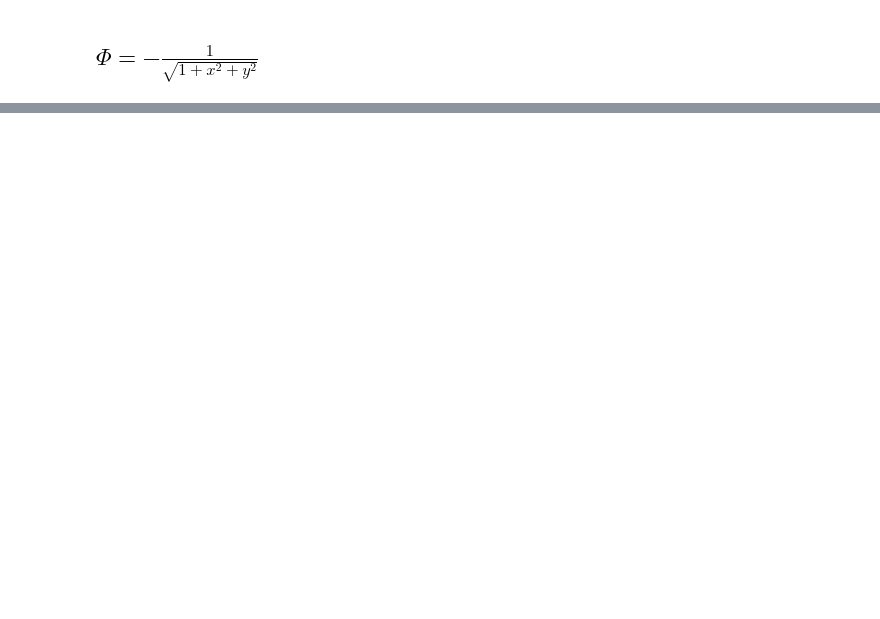
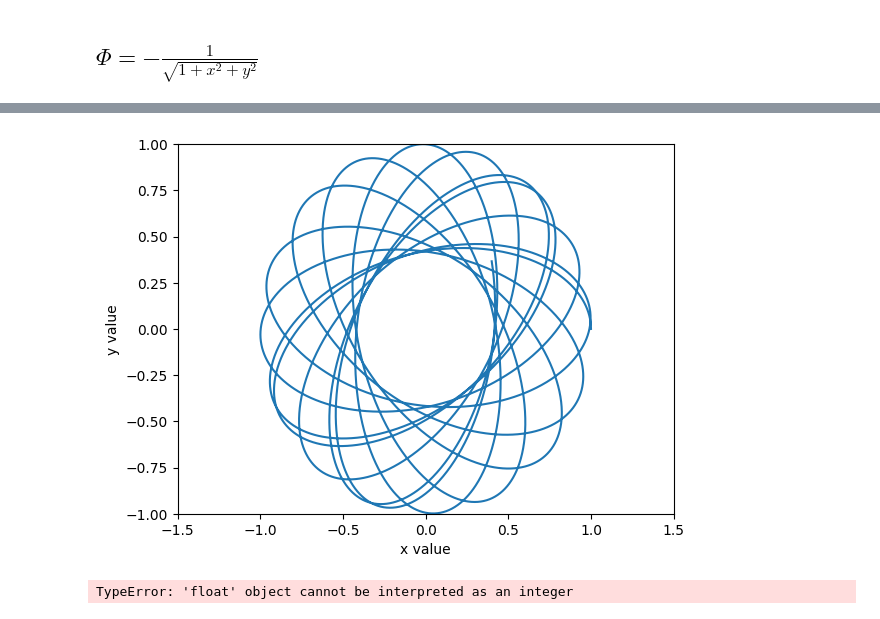
Before and after one commit to qchen4/ASTR-427-COmputational-Astrophysics, a Jupyter notebook: HWs/Homework2/Homeworkd 2.ipynb, the cells around one changed output, grey strips where cells are left out. Drawn from its saved outputs; the diff is of its cells as text; code cells hidden in the pictures; blank space fills up the shorter version.

```diff
--- a/HWs/Homework2/Homeworkd 2.ipynb
+++ b/HWs/Homework2/Homeworkd 2.ipynb
@@ -261,0 +147,51 @@ Runge-Kutta method took: 0.01 seconds
+# %%
+def deriv2(y):
+    """
+    function that, given a list of differential equations, returns a list containing the derivative of each equation
+    NOTE: this function only works for the differential equation defined in problem 3
+    - y: list of differential equations
+    - return: derivative of each equation in y
+    """
+
+    result = [y[2], y[3], -y[0]/(1 + y[0]**2 + y[1]**2)**(3/2), -y[1]/(1 + y[0]**2 + y[1]**2)**(3/2)]
+    return np.array(result)
+
+# set up conditions for problem 3
+initial_state2 = [1, 0, 0, .3]
+t2 = [0, 100]
+step2 = .01
+#3a
+
+# reset state to initial state
+state = initial_state2
+
+# point to evaluate the state at
+index = t2[0]
+
+# lists to store results in
+x_result = []
+y_result = []
+
+# find the numerical integration value over the integration range `t2` via Runge-Kutta
+while index <= t2[1]:
+
+    # update results
+    x_result.append(state[0])
+    y_result.append(state[1])
+
+    # update state
+    new_state = runge_kutta_method(deriv2, state, step2)
+    state = new_state
+    index += step2
+
+# plotting
+plt.xlim(-1.5, 1.5)
+plt.ylim(-1, 1)
+plt.plot(x_result, y_result, label='Result')
+
+plt.xlabel('x value')
+plt.ylabel('y value')
+plt.show()
+# %% [output]
+[figure, added]
+TypeError: 'float' object cannot be interpreted as an integer
```
Also changed, not shown: parts of 5 cells of this notebook.
